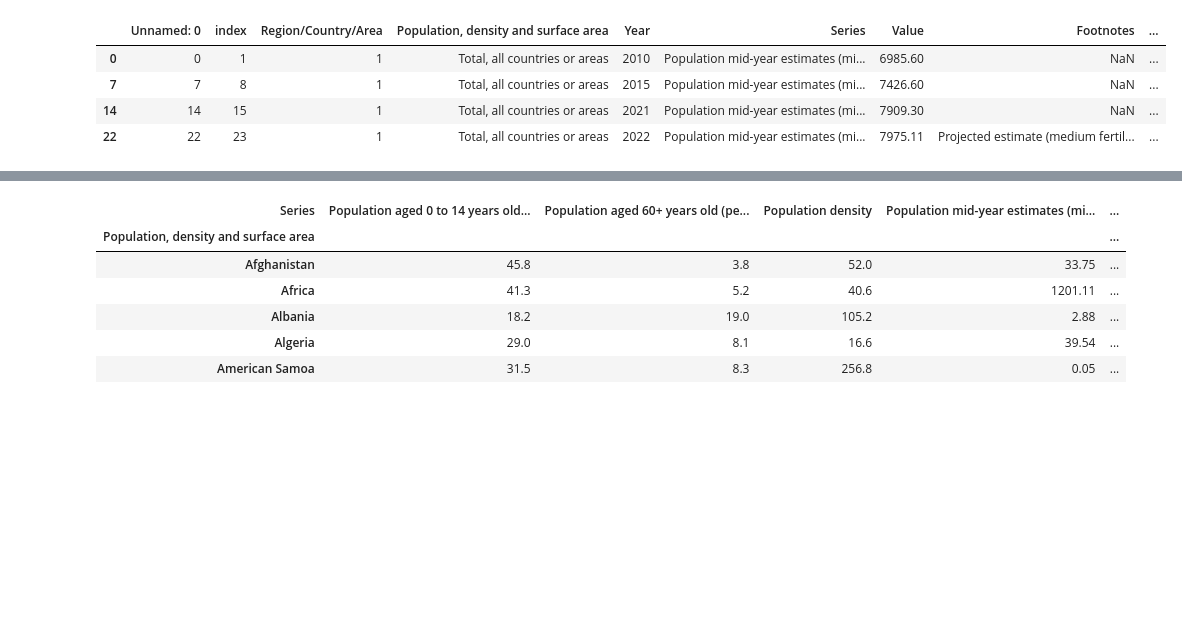
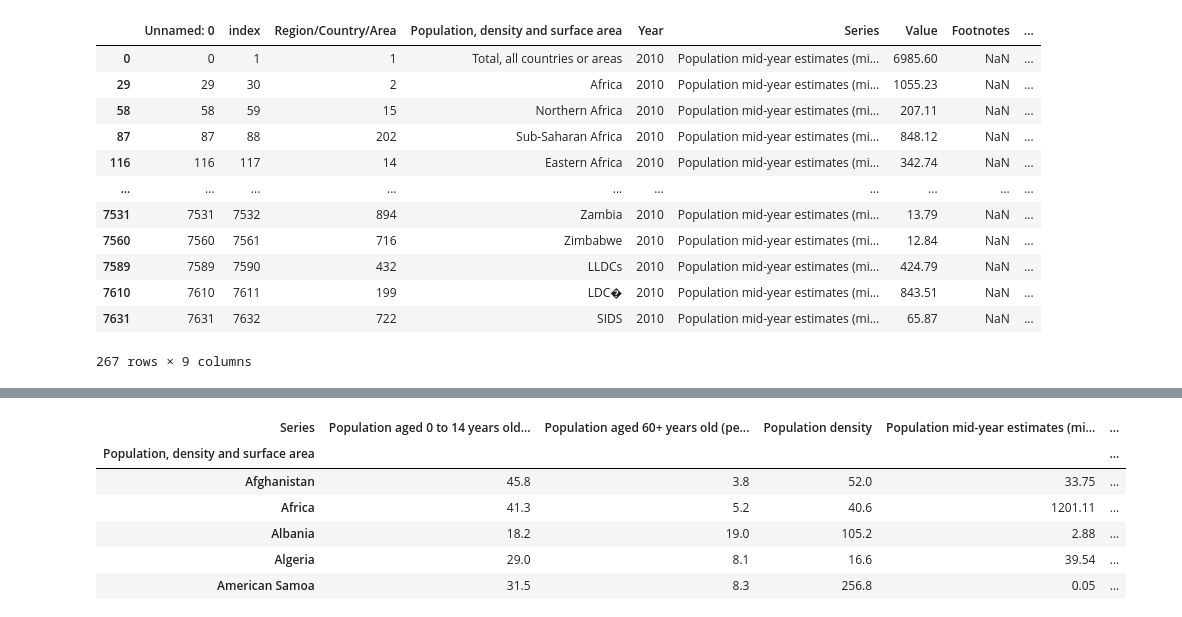
Before and after one commit to kennetchau/countryProfileDashBoard, a Jupyter notebook: DataCleaning.ipynb, the cells around one changed output, grey strips where cells are left out. Saved outputs shown, nothing was run; the diff lists cells and outputs as text; code cells hidden in the pictures; blank space fills up the shorter version.

```diff
--- a/DataCleaning.ipynb
+++ b/DataCleaning.ipynb
@@ -3,7 +3,7 @@
 # %%
 import pandas as pd
 # %%
-df = pd.read_csv("data/WorldPop.csv")
+df = pd.read_csv("data/WorldPop.csv", index_col = "index")
 # %%
 df.columns
 # %% [output]
@@ -14,8 +35,16 @@ Index(['Unnamed: 0', 'index', 'Region/Country/Area',
 # %%
-df.loc[(df['Population, density and surface area'] == "Total, all countries or areas") & (df['Series'] == "Population mid-year estimates (millions)")]
+df.loc[(df['Series'] == "Population mid-year estimates (millions)") & (df['Year'] == 2010)]
 # %% [output]
 |  | Unnamed: 0 | index | Region/Country/Area | Population, density and surface area | Year | Series | Value | Footnotes | ... |
 | 0 | 0 | 1 | 1 | Total, all countries or areas | 2010 | Population mid-year estimates (mi... | 6985.60 | NaN | ... |
-| 7 | 7 | 8 | 1 | Total, all countries or areas | 2015 | Population mid-year estimates (mi... | 7426.60 | NaN | ... |
-| 14 | 14 | 15 | 1 | Total, all countries or areas | 2021 | Population mid-year estimates (mi... | 7909.30 | NaN | ... |
-| 22 | 22 | 23 | 1 | Total, all countries or areas | 2022 | Population mid-year estimates (mi... | 7975.11 | Projected estimate (medium fertil... | ... |
+| 29 | 29 | 30 | 2 | Africa | 2010 | Population mid-year estimates (mi... | 1055.23 | NaN | ... |
+| 58 | 58 | 59 | 15 | Northern Africa | 2010 | Population mid-year estimates (mi... | 207.11 | NaN | ... |
+| 87 | 87 | 88 | 202 | Sub-Saharan Africa | 2010 | Population mid-year estimates (mi... | 848.12 | NaN | ... |
+| 116 | 116 | 117 | 14 | Eastern Africa | 2010 | Population mid-year estimates (mi... | 342.74 | NaN | ... |
+| ... | ... | ... | ... | ... | ... | ... | ... | ... | ... |
+| 7531 | 7531 | 7532 | 894 | Zambia | 2010 | Population mid-year estimates (mi... | 13.79 | NaN | ... |
+| 7560 | 7560 | 7561 | 716 | Zimbabwe | 2010 | Population mid-year estimates (mi... | 12.84 | NaN | ... |
+| 7589 | 7589 | 7590 | 432 | LLDCs | 2010 | Population mid-year estimates (mi... | 424.79 | NaN | ... |
+| 7610 | 7610 | 7611 | 199 | LDC� | 2010 | Population mid-year estimates (mi... | 843.51 | NaN | ... |
+| 7631 | 7631 | 7632 | 722 | SIDS | 2010 | Population mid-year estimates (mi... | 65.87 | NaN | ... |
+267 rows × 9 columns
```
Also changed, not shown: parts of 3 cells of this notebook, 3 other files.
